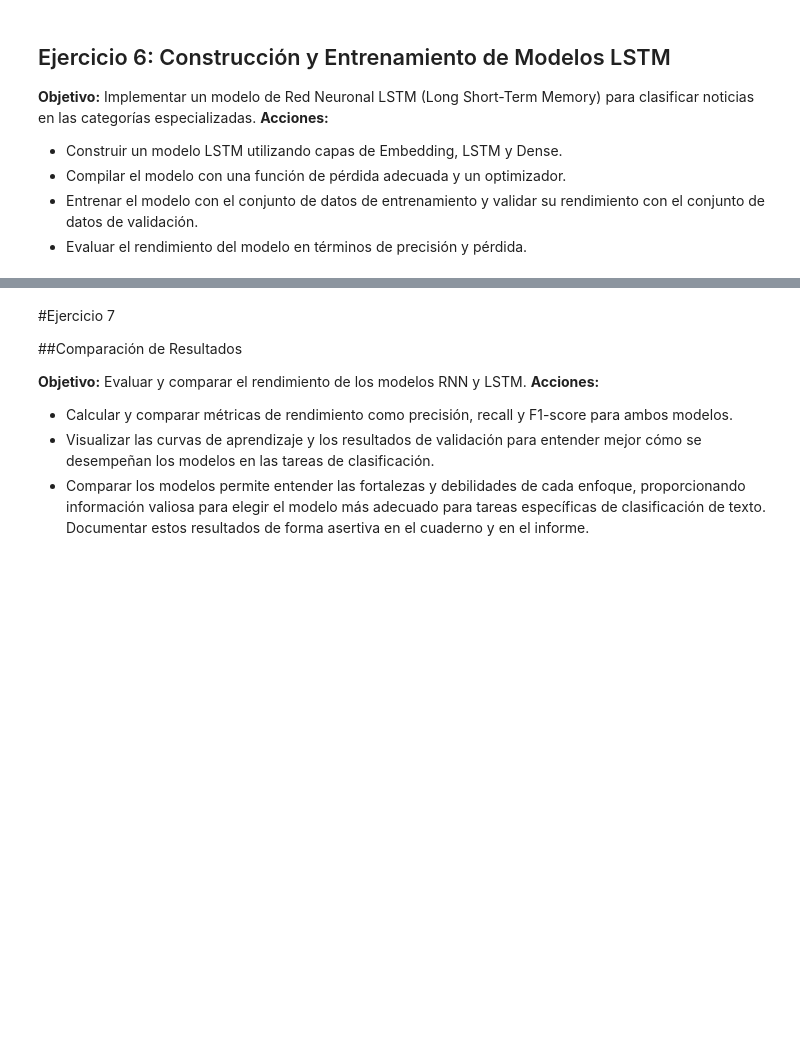
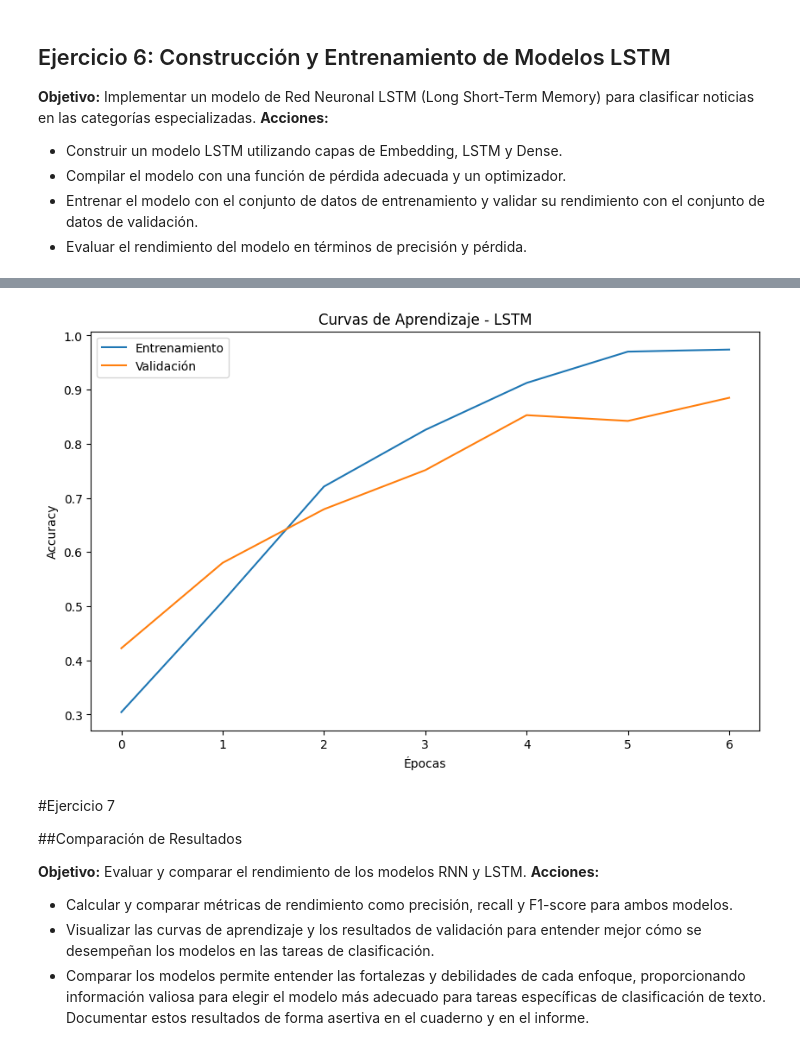
Before and after one commit to Hectorsyj/Analisis-de-Noticias-NPL, a Jupyter notebook: analisis_de_noticias.ipynb, the cells around one changed output, grey strips where cells are left out. Drawn from its saved outputs; the diff is of its cells as text; code cells hidden in the pictures; blank space fills up the shorter version.

```diff
--- a/analisis_de_noticias.ipynb
+++ b/analisis_de_noticias.ipynb
@@ -447,7 +449,7 @@ model_lstm.add(Dense(units=len(filt_etie), activation='softmax'))
 model_lstm.compile(optimizer=keras.optimizers.Adam(learning_rate=0.0001), loss='categorical_crossentropy', metrics=['accuracy'])
 
 # Entrenamiento del modelo
-history_lstm = model_lstm.fit(X_entre, y_entre, validation_data=(X_eva, y_eva), epochs=8, batch_size=32)
+history_lstm = model_lstm.fit(X_entre, y_entre, validation_data=(X_eva, y_eva), epochs=7, batch_size=32)
 
 # Visualización de resultados del modelo LSTM
 plt.figure(figsize=(10, 6))
@@ -471,3 +478,4 @@ KeyboardInterrupt:
+[figure, added]
 # %% [markdown]
 #Ejercicio 7
 
```
Also changed, not shown: parts of 5 cells of this notebook.
